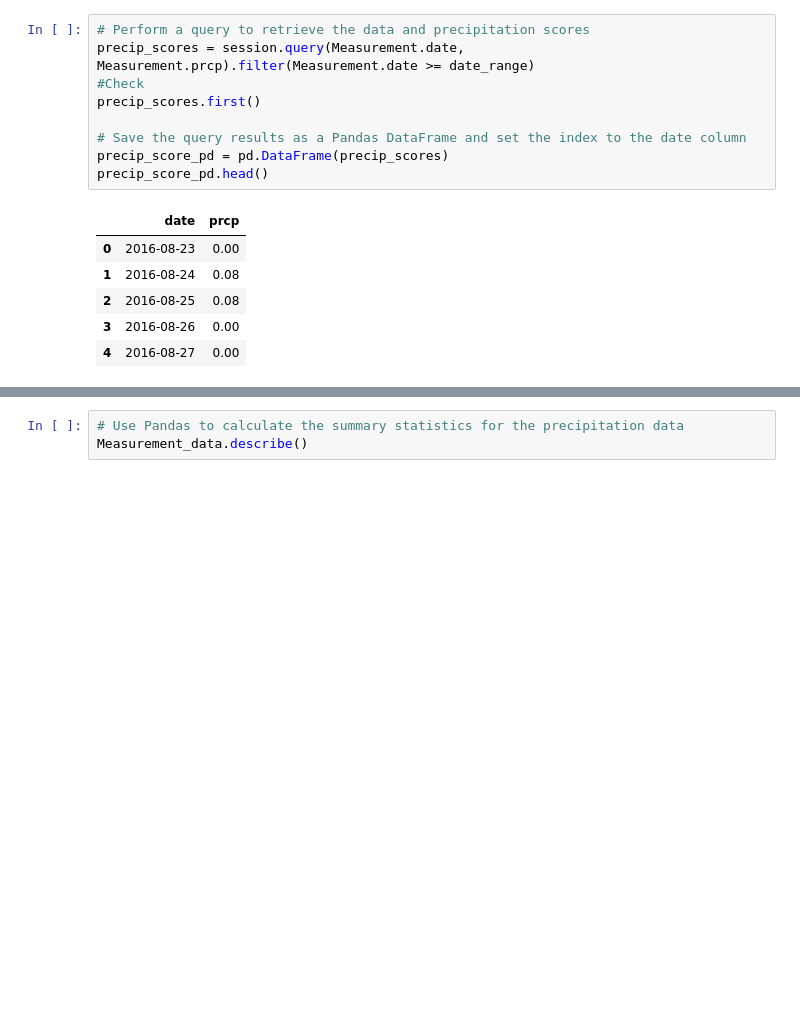
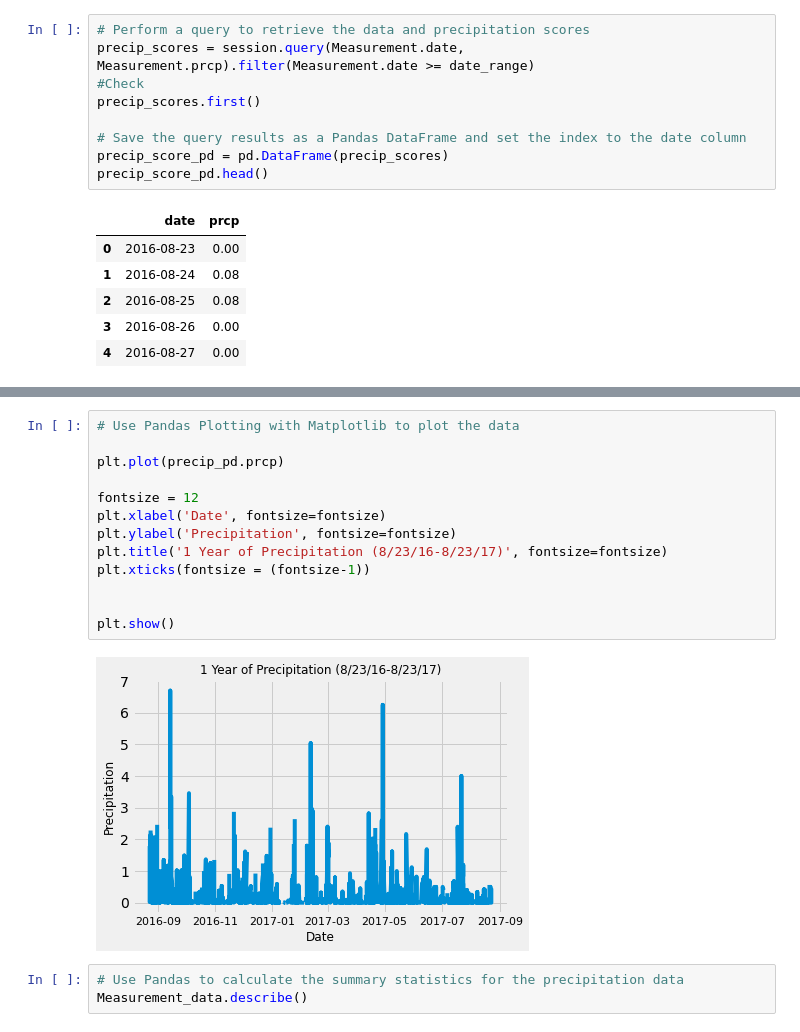
Before and after one commit to bexlev/sqlalchemy-challenge, a Jupyter notebook: climate_starter RL.ipynb, the cells around one changed output, grey strips where cells are left out. Cells and saved outputs as stored; diff of their text form; blank space fills up the shorter version.

Commit message:
Graph formatted

```diff
--- a/climate_starter RL.ipynb
+++ b/climate_starter RL.ipynb
@@ -133,3 +132,18 @@ precip_pd.head(10)
+# %%
+# Use Pandas Plotting with Matplotlib to plot the data
+
+plt.plot(precip_pd.prcp)
+
+fontsize = 12
+plt.xlabel('Date', fontsize=fontsize)
+plt.ylabel('Precipitation', fontsize=fontsize)
+plt.title('1 Year of Precipitation (8/23/16-8/23/17)', fontsize=fontsize)
+plt.xticks(fontsize = (fontsize-1))
+
+
+plt.show()
+# %% [output]
+[figure, added]
 # %%
 # Use Pandas to calculate the summary statistics for the precipitation data
 Measurement_data.describe()
```
Also changed, not shown: parts of 6 cells of this notebook.
